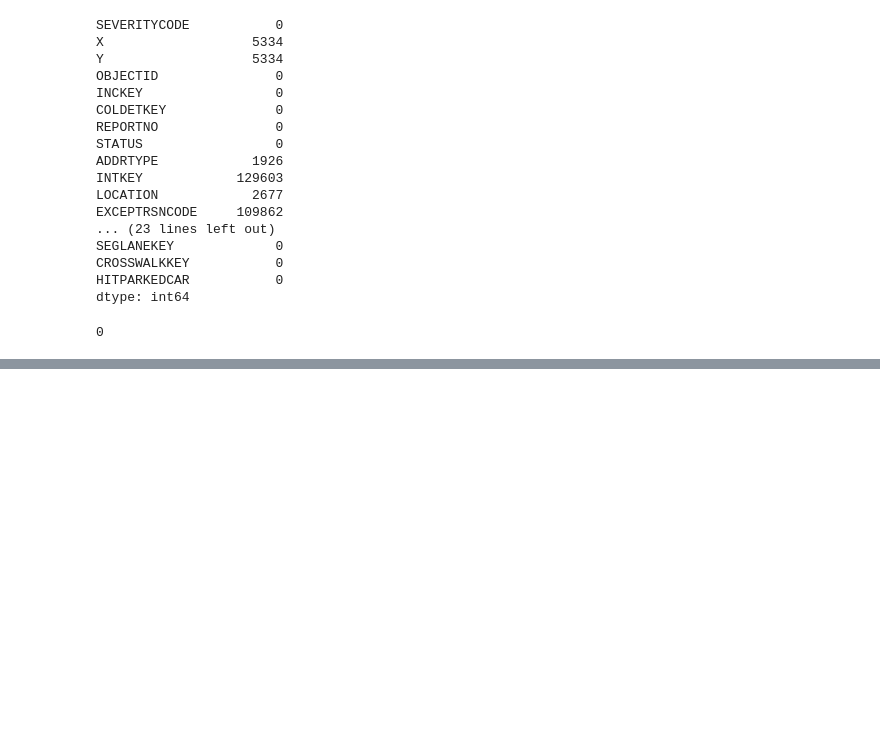
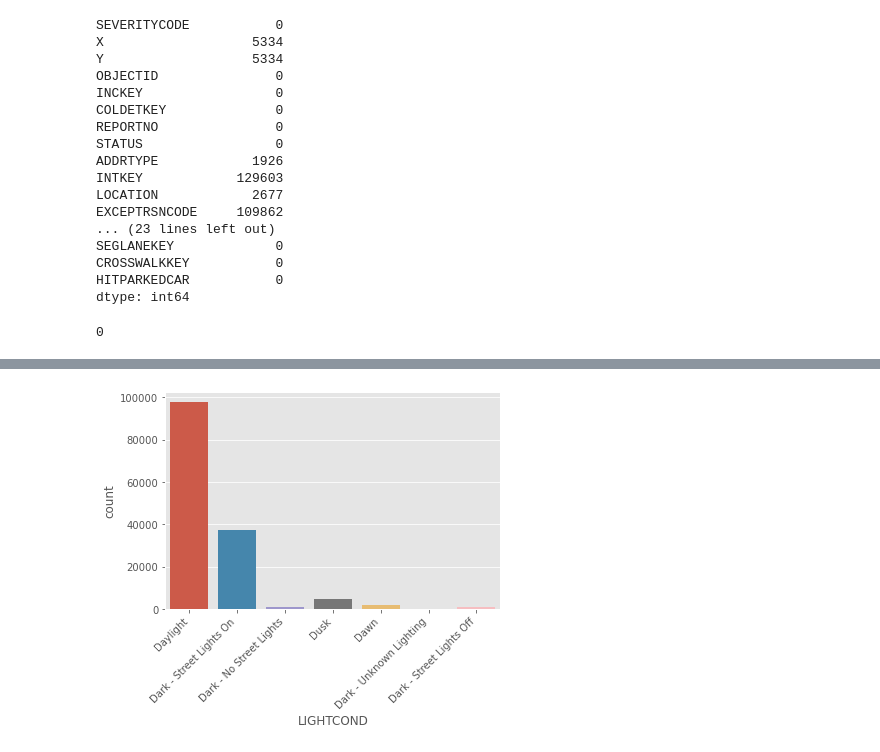
Before and after one commit to BryanBai901/Coursera_Capstone, a Jupyter notebook: Capstone_Main_code.ipynb, the cells around one changed output, grey strips where cells are left out. Cells and saved outputs as stored; diff of their text form; code cells hidden in the pictures; blank space fills up the shorter version.

```diff
--- a/Capstone_Main_code.ipynb
+++ b/Capstone_Main_code.ipynb
@@ -112,0 +232,7 @@ data_clean =
+# %%
+ax = sns.countplot(data_clean['LIGHTCOND'])
+ax.set_xticklabels(ax.get_xticklabels(), rotation=45,
+                   horizontalalignment='right')
+plt.show()
+# %% [output]
+[figure, added]
```
Also changed, not shown: parts of 29 cells of this notebook.
